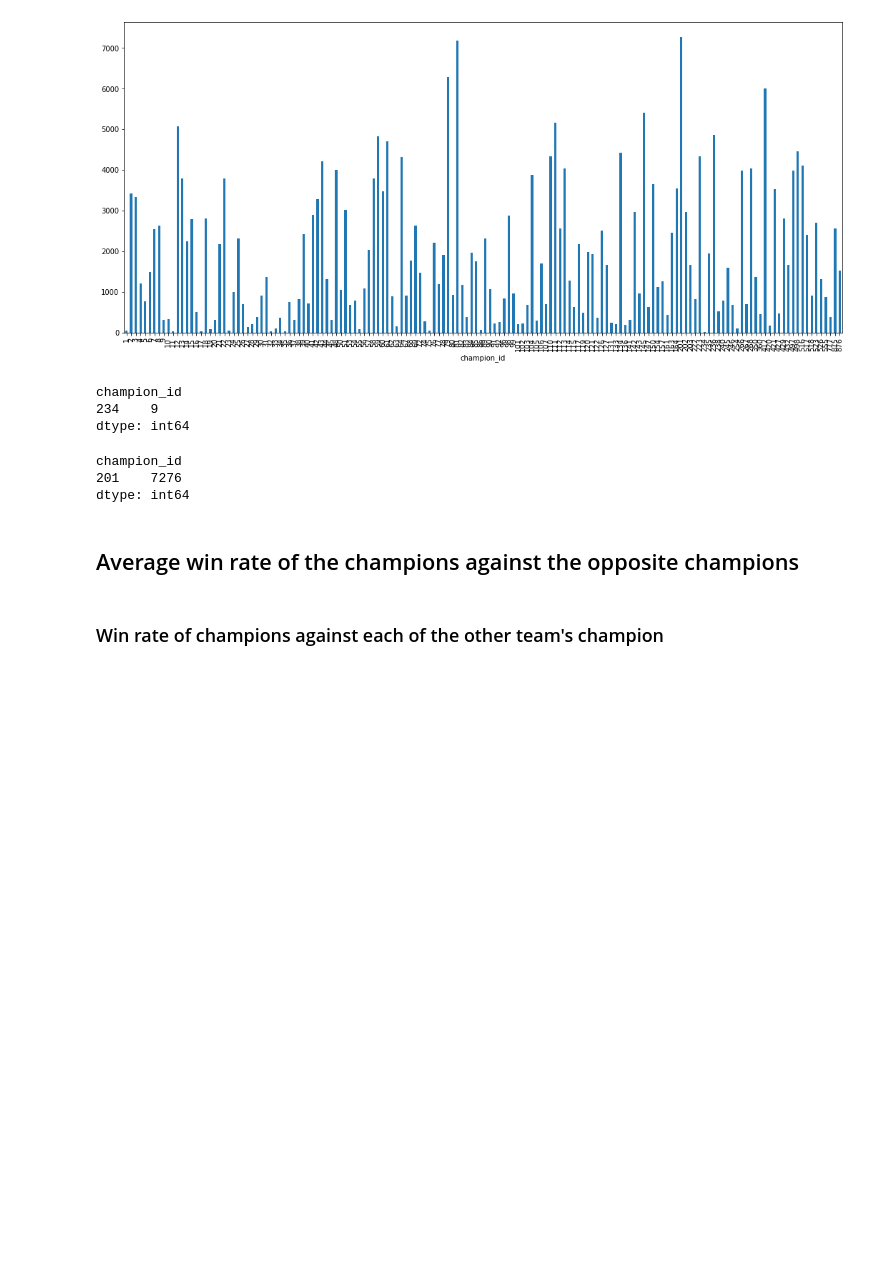
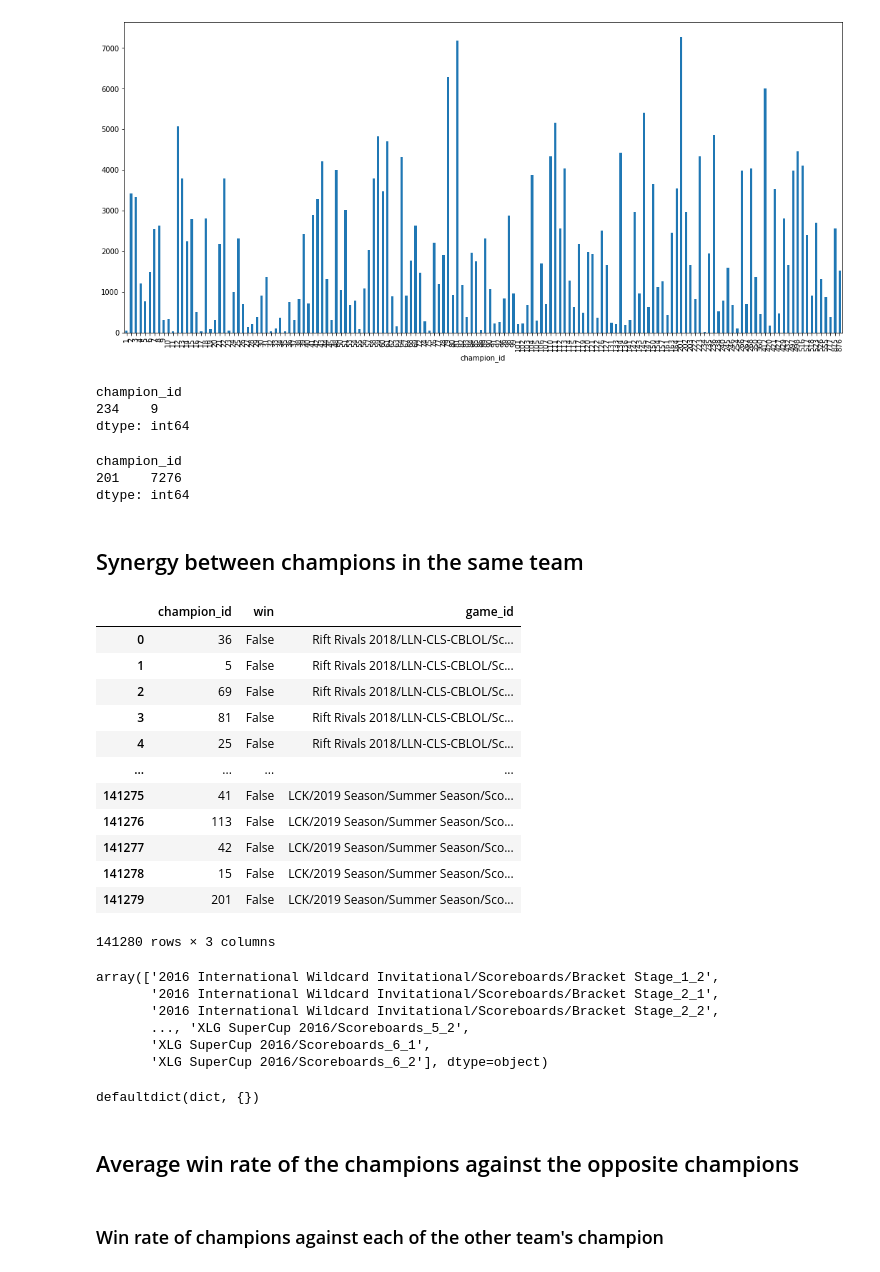
Before and after one commit to stephanyvargas/LoL_winner_predictor, a Jupyter notebook: notebooks/feature_engineer_Stephy.ipynb, the cells around one changed output. Saved outputs shown, nothing was run; the diff lists cells and outputs as text; code cells hidden in the pictures; blank space fills up the shorter version.

```diff
--- a/notebooks/feature_engineer_Stephy.ipynb
+++ b/notebooks/feature_engineer_Stephy.ipynb
@@ -54,3 +54,30 @@ df_frequency.sum(axis=1)[df_frequency.sum(axis=1) == max_played]
 champion_id
 201    7276
 dtype: int64
+# %% [markdown]
+## Synergy between champions in the same team
+# %%
+df_BLUE[['champion_id', 'win', 'game_id']]
+# %% [output]
+|  | champion_id | win | game_id |
+| 0 | 36 | False | Rift Rivals 2018/LLN-CLS-CBLOL/Sc... |
+| 1 | 5 | False | Rift Rivals 2018/LLN-CLS-CBLOL/Sc... |
+| 2 | 69 | False | Rift Rivals 2018/LLN-CLS-CBLOL/Sc... |
+| 3 | 81 | False | Rift Rivals 2018/LLN-CLS-CBLOL/Sc... |
+| 4 | 25 | False | Rift Rivals 2018/LLN-CLS-CBLOL/Sc... |
+| ... | ... | ... | ... |
+| 141275 | 41 | False | LCK/2019 Season/Summer Season/Sco... |
+| 141276 | 113 | False | LCK/2019 Season/Summer Season/Sco... |
+| 141277 | 42 | False | LCK/2019 Season/Summer Season/Sco... |
+| 141278 | 15 | False | LCK/2019 Season/Summer Season/Sco... |
+| 141279 | 201 | False | LCK/2019 Season/Summer Season/Sco... |
+141280 rows × 3 columns
+# %%
+np.unique(df_BLUE.game_id)
+# %% [output]
+array(['2016 International Wildcard Invitational/Scoreboards/Bracket Stage_1_2',
+       '2016 International Wildcard Invitational/Scoreboards/Bracket Stage_2_1',
+       '2016 International Wildcard Invitational/Scoreboards/Bracket Stage_2_2',
+       ..., 'XLG SuperCup 2016/Scoreboards_5_2',
+       'XLG SuperCup 2016/Scoreboards_6_1',
+       'XLG SuperCup 2016/Scoreboards_6_2'], dtype=object)
@@ -57,3 +86,12 @@ dtype: int64
+# %%
+#Maybe easier to create a dictionary with two keys
+
+from collections import defaultdict
+
+d = defaultdict(dict)
+d
+# %% [output]
+defaultdict(dict, {})
 # %% [markdown]
 ## Average win rate of the champions against the opposite champions
 # %% [markdown]
```
Also changed, not shown: parts of 6 cells of this notebook.
